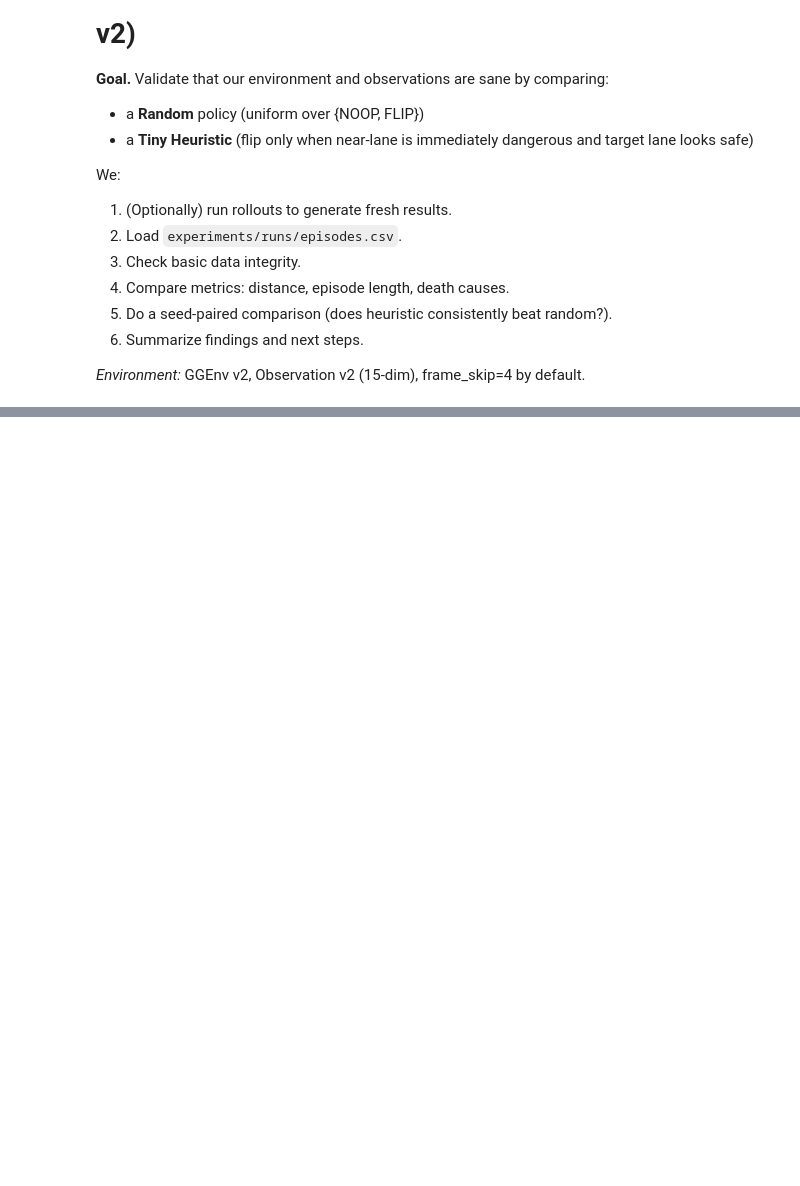
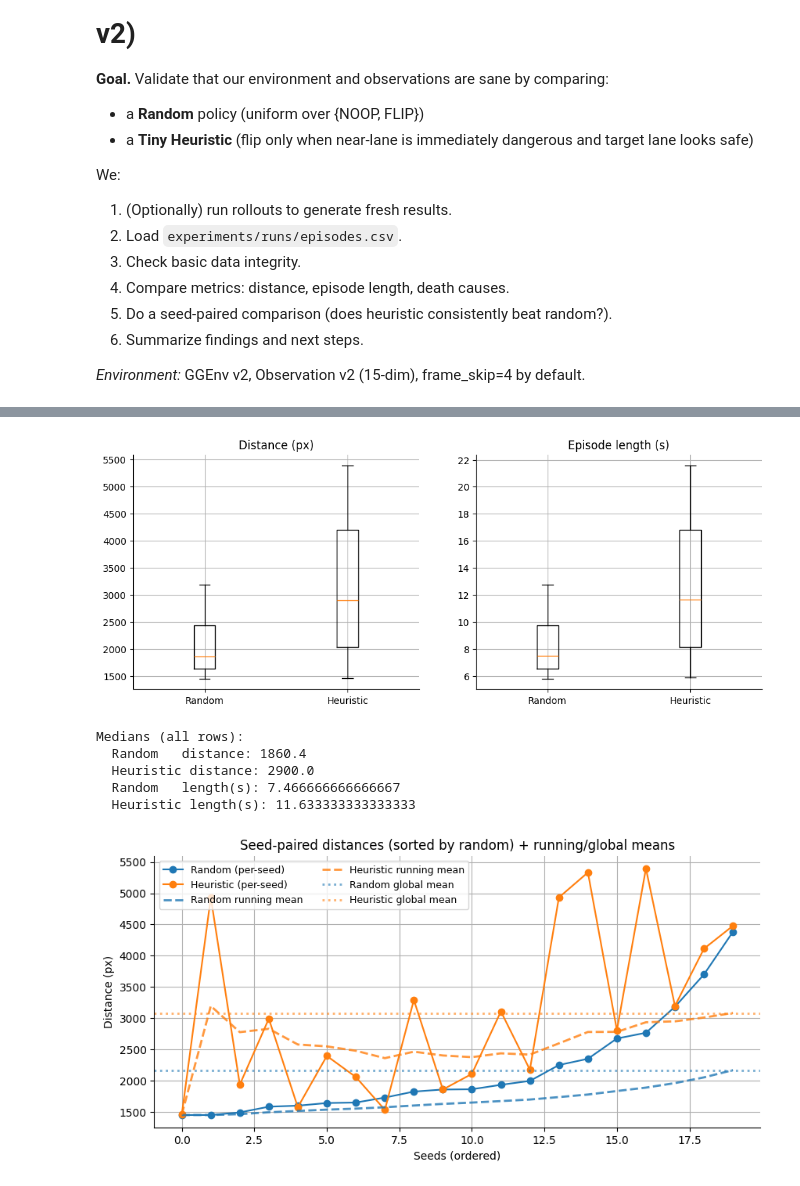
Before and after one commit to Mbaka11/Gravity-Guy-ML, a Jupyter notebook: experiments/notebooks/01_sanity_random.ipynb, the cells around one changed output, grey strips where cells are left out. Drawn from its saved outputs; the diff is of its cells as text; code cells hidden in the pictures; blank space fills up the shorter version.

```diff
--- a/experiments/notebooks/01_sanity_random.ipynb
+++ b/experiments/notebooks/01_sanity_random.ipynb
@@ -41,0 +301,61 @@ Episodes CSV exists: False
+# %%
+import matplotlib.pyplot as plt
+import numpy as np
+
+# Helper to make compact boxplots
+def boxplot_two(ax, a, b, labels=("Random","Heuristic"), title=""):
+    a = pd.to_numeric(a, errors="coerce").dropna()
+    b = pd.to_numeric(b, errors="coerce").dropna()
+    ax.boxplot([a, b], labels=labels, showfliers=False)
+    ax.set_title(title)
+
+# 1) Boxplots: (all rows available)
+fig, axes = plt.subplots(1, 2, figsize=(12, 4.5))
+boxplot_two(axes[0], rnd["distance_px"], heu["distance_px"], title="Distance (px)")
+boxplot_two(axes[1], rnd["episode_len_s"], heu["episode_len_s"], title="Episode length (s)")
+plt.show()
+
+print("Medians (all rows):")
+print("  Random   distance:", np.nanmedian(pd.to_numeric(rnd["distance_px"], errors="coerce")))
+print("  Heuristic distance:", np.nanmedian(pd.to_numeric(heu["distance_px"], errors="coerce")))
+print("  Random   length(s):", np.nanmedian(pd.to_numeric(rnd["episode_len_s"], errors="coerce")))
+print("  Heuristic length(s):", np.nanmedian(pd.to_numeric(heu["episode_len_s"], errors="coerce")))
+
+# 2) Seed-paired line plot (distances)
+if len(paired) > 0:
+    fig, ax = plt.subplots(figsize=(10, 4.5))
+    order = paired.sort_values("distance_random").index.tolist()
+    x = np.arange(len(order))
+
+    r_vals = paired.loc[order, "distance_random"].to_numpy(dtype=float)
+    h_vals = paired.loc[order, "distance_heuristic"].to_numpy(dtype=float)
+
+    # Per-seed lines (as before)
+    l1, = ax.plot(x, r_vals, marker="o", linestyle="-", label="Random (per-seed)")
+    l2, = ax.plot(x, h_vals, marker="o", linestyle="-", label="Heuristic (per-seed)")
+
+    # Running (cumulative) mean
+    r_run = np.cumsum(r_vals) / (np.arange(len(r_vals)) + 1)
+    h_run = np.cumsum(h_vals) / (np.arange(len(h_vals)) + 1)
+    ax.plot(x, r_run, linestyle="--", linewidth=2, color=l1.get_color(), alpha=0.8, label="Random running mean")
+    ax.plot(x, h_run, linestyle="--", linewidth=2, color=l2.get_color(), alpha=0.8, label="Heuristic running mean")
+
+    # Global mean (horizontal)
+    ax.axhline(r_vals.mean(), color=l1.get_color(), linestyle=":", linewidth=2, alpha=0.6, label="Random global mean")
+    ax.axhline(h_vals.mean(), color=l2.get_color(), linestyle=":", linewidth=2, alpha=0.6, label="Heuristic global mean")
+
+    ax.set_title("Seed-paired distances (sorted by random) + running/global means")
+    ax.set_xlabel("Seeds (ordered)")
+    ax.set_ylabel("Distance (px)")
+    ax.legend(ncol=2, fontsize=9)
+    plt.show()
+else:
+    print("No paired seeds found; run both policies on overlapping seeds to enable this plot.")
+# %% [output]
+[figure, added]
+Medians (all rows):
+  Random   distance: 1860.4
+  Heuristic distance: 2900.0
+  Random   length(s): 7.466666666666667
+  Heuristic length(s): 11.633333333333333
+[figure, added]
```
Also changed, not shown: parts of 11 cells of this notebook.
